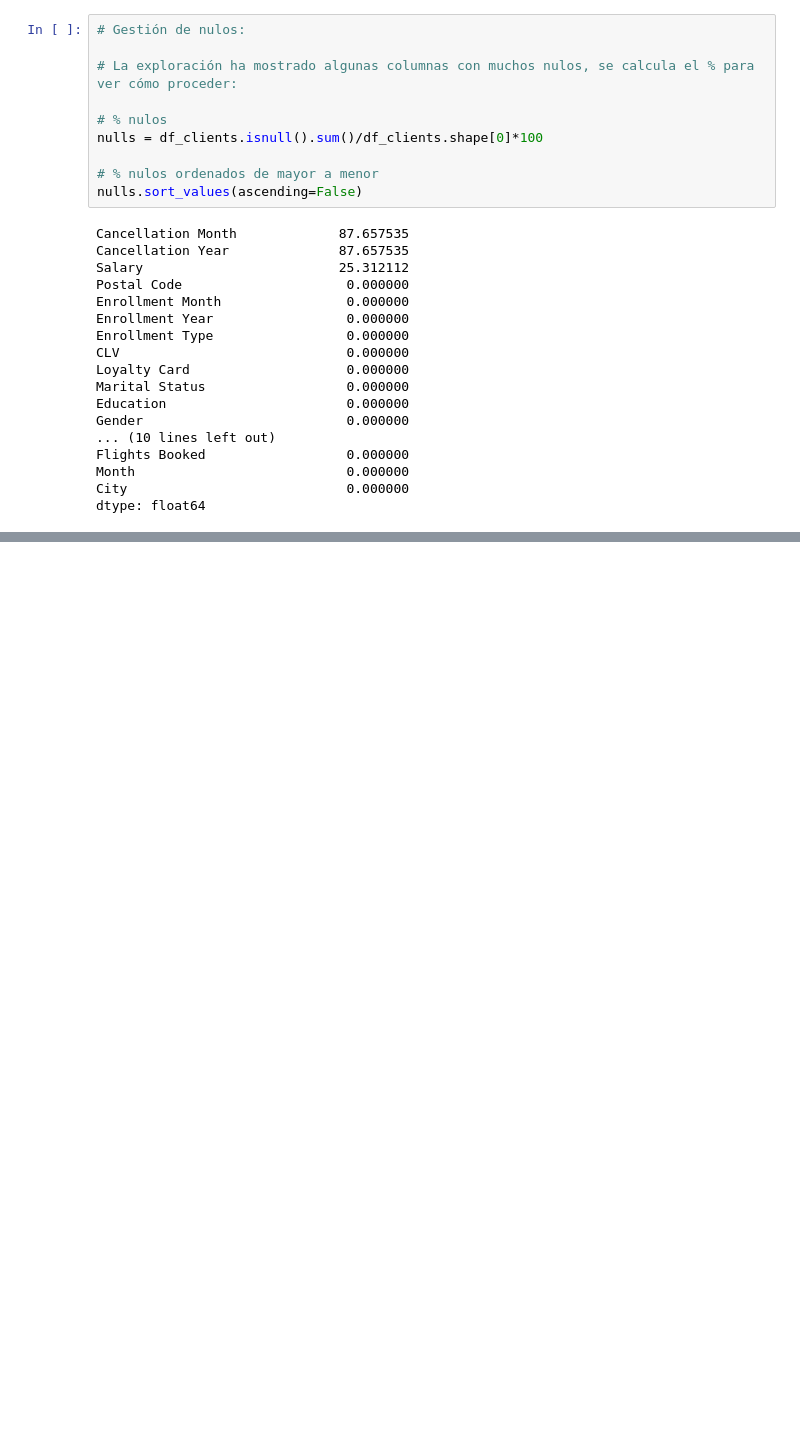
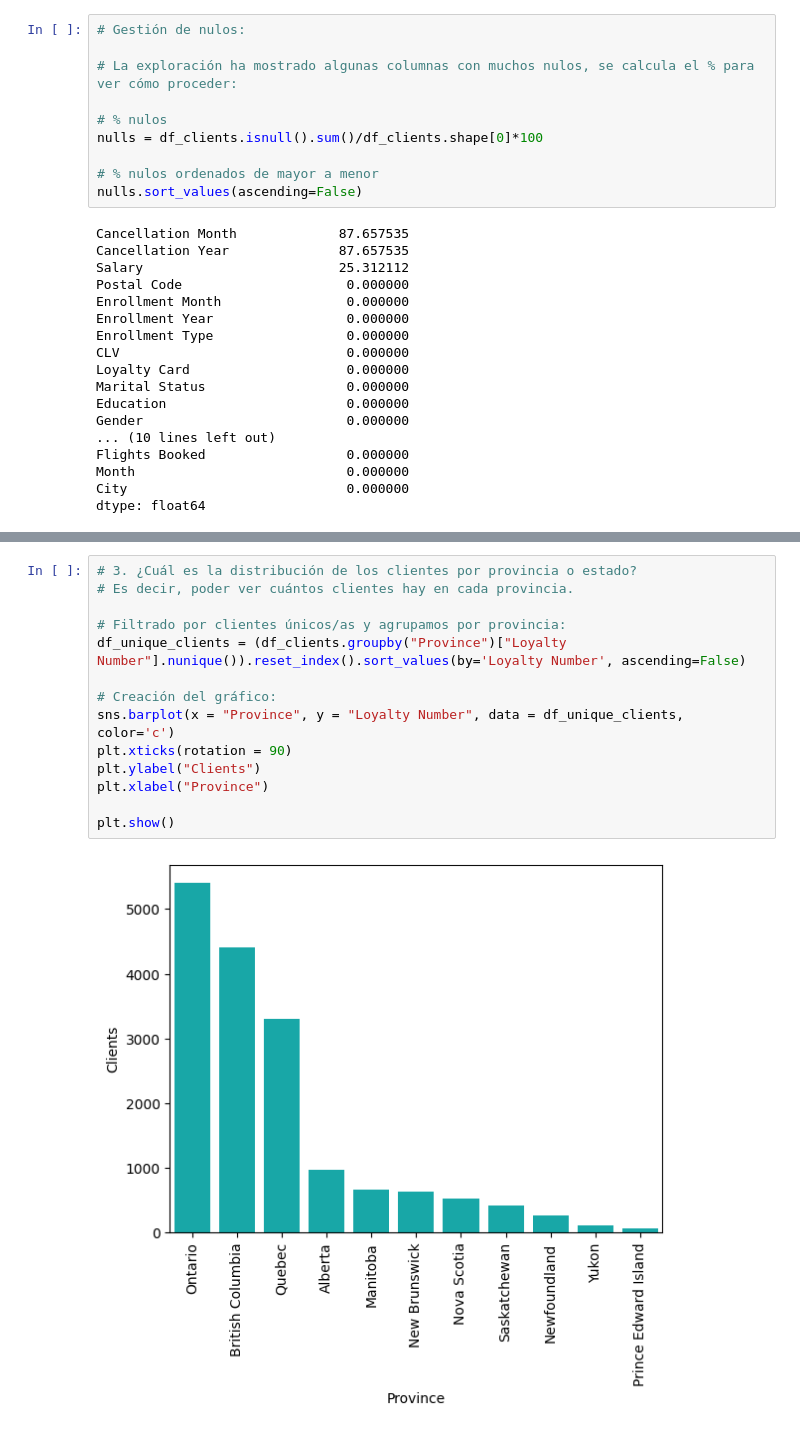
Before and after one commit to Adalab/bda-modulo-3-evaluacion-final-janarm93, a Jupyter notebook: Ejercicio_Jana.ipynb, the cells around one changed output, grey strips where cells are left out. Drawn from its saved outputs; the diff is of its cells as text; blank space fills up the shorter version.

```diff
--- a/Ejercicio_Jana.ipynb
+++ b/Ejercicio_Jana.ipynb
@@ -384,0 +500,16 @@ Object `columnas` not found.
+# %%
+# 3. ¿Cuál es la distribución de los clientes por provincia o estado?
+# Es decir, poder ver cuántos clientes hay en cada provincia.
+
+# Filtrado por clientes únicos/as y agrupamos por provincia:
+df_unique_clients = (df_clients.groupby("Province")["Loyalty Number"].nunique()).reset_index().sort_values(by='Loyalty Number', ascending=False)
+
+# Creación del gráfico:
+sns.barplot(x = "Province", y = "Loyalty Number", data = df_unique_clients, color='c')
+plt.xticks(rotation = 90)
+plt.ylabel("Clients")
+plt.xlabel("Province")
+
+plt.show()
+# %% [output]
+[figure, added]
```
Also changed, not shown: parts of 36 cells of this notebook.
